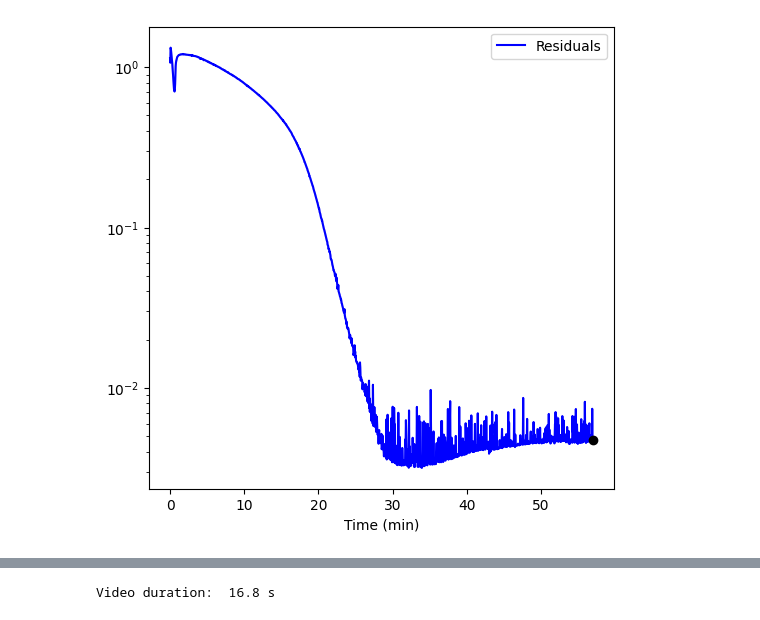
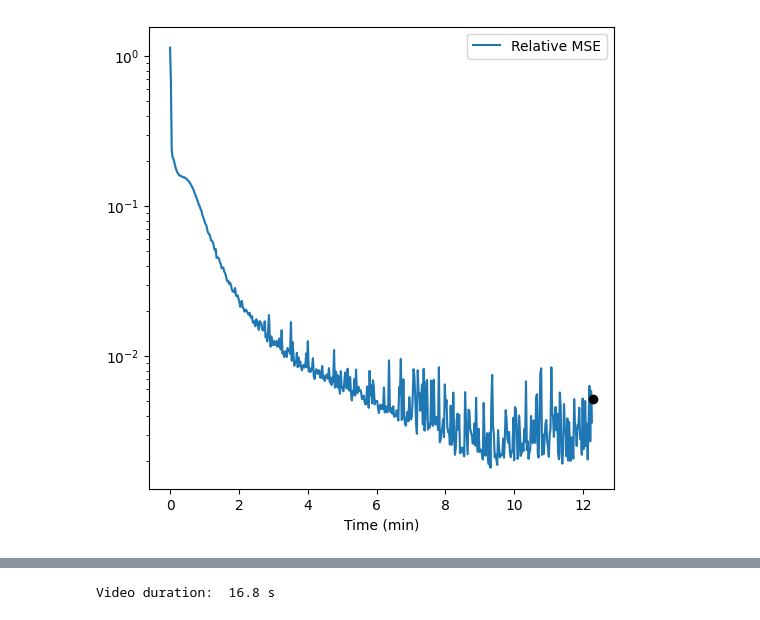
Before and after one commit to bonneted/pinn-cm, a Jupyter notebook: inverse/plot_inverse.ipynb, the cells around one changed output, grey strips where cells are left out. Saved outputs shown, nothing was run; the diff lists cells and outputs as text; code cells hidden in the pictures.

```diff
--- a/inverse/plot_inverse.ipynb
+++ b/inverse/plot_inverse.ipynb
@@ -2,24 +2,31 @@
 import numpy as np
 import json
 import matplotlib.pyplot as plt
+import seaborn as sns
 
-net_type = ["spinn","pfnn"][1]
+color_palette = [sns.color_palette()[0], sns.color_palette()[3], sns.color_palette()[2], sns.color_palette()[1], sns.color_palette()[4]]
+sns.set_palette(color_palette)
+
+
+net_type = ["spinn","pfnn"][0]
 lmbd_start = 2.0
 mu_start = 0.3
-iteration = 300000
-time = [10, False][1]
+iteration = 100000
+time = [100, False][1]
 nDIC = 100
-noise = 0.1
-noise_type = ["diff","exponential","threshold",None][3]
+noise = 0.0
+noise_type = ["diff","exponential","threshold",None][-1]
+run_number = 0
 
 if noise_type == None:
-    run = f"{net_type}_lmbd-{lmbd_start}_mu-{mu_start}_nDIC-{nDIC}_{time if time else iteration}{'min' if time else 'iter'}"
+    run = f"{net_type}_lmbd-{lmbd_start}_mu-{mu_start}_nDIC-{nDIC}_{time if time else iteration}{'min' if time else 'iter'}{f"-{run_number}" if run_number else ''}"
 else:
-    run = f"{net_type}_lmbd-{lmbd_start}_mu-{mu_start}_nDIC-{nDIC}_noise-{noise_type}-{noise}_{time if time else iteration}{'min' if time else 'iter'}"
+    run = f"{net_type}_lmbd-{lmbd_start}_mu-{mu_start}_nDIC-{nDIC}_noise-{noise_type}-{noise}_{time if time else iteration}{'min' if time else 'iter'}{f"-{run_number}" if run_number else ''}"
 
 run_folder = f"./results/{run}/"
 # run2_folder = f"./results/{run_2}/"
 
+print(f"loading {run}")
 
 with open(run_folder + "config.json") as f:
     run_config = json.load(f)
@@ -60,14 +67,14 @@ PDE_loss = np.mean(loss_history[:, 1:3], axis=1)
 Mat_loss = np.mean(loss_history[:, 3:5], axis=1)
 DIC_loss = np.mean(loss_history[:, 5:7], axis=1)
 steps_loaded = loss_history[:, 0]
-lambda_history = np.array(variables_history[1])[:len(steps_loaded),0]
-mu_history = np.array(variables_history[1])[:len(steps_loaded),1]
+lambda_history = np.array(variables_history[1])[:len(steps_loaded),0]#*run_config["variable_training_factor"]
+mu_history = np.array(variables_history[1])[:len(steps_loaded),1]#*run_config["variable_training_factor"]
 
 metrics = [residuals, PDE_loss, Mat_loss, DIC_loss]
-metrics_names = ["Residuals", "PDE Loss", "Material Loss", "DIC Loss"]
+metrics_names = ["Relative MSE", "PDE Loss", "Material Loss", "DIC Loss"]
 
-fig, ax = plt.subplots(1, 1, figsize=(10, 5))
+# fig, ax = plt.subplots(1, 1, figsize=(10, 5))
 
-ax.plot(loss_history[:, 0], loss_history[:, -1], loss_history_min[:, 0], loss_history_min[:, -1], loss_history_mean[:, 0], loss_history_mean[:, -1])
-ax.set_yscale('log')
+# ax.plot(loss_history[:, 0], loss_history[:, -1], loss_history_min[:, 0], loss_history_min[:, -1], loss_history_mean[:, 0], loss_history_mean[:, -1])
+# ax.set_yscale('log')
 # %% [output]
@@ -94,37 +101,37 @@ def init_metrics(ax, metrics_idx=[0]):
     lines = []
     scatters = []
     for idx in metrics_idx:
-        ax.plot(steps, metrics[idx], alpha=0.2, color=['b', 'r', 'g', 'y'][idx])
-        lines.append(ax.plot([], [], zorder=3, color=['b', 'r', 'g', 'y'][idx], label=metrics_names[idx])[0])
+        ax.plot(steps, metrics[idx], alpha=0.2, color=color_palette[idx])
+        lines.append(ax.plot([], [], zorder=3, color=color_palette[idx], label=metrics_names[idx])[0])
         scatters.append(ax.scatter([], [], c='k', zorder=4))
 
 
-    # line_pinn, = ax.plot([], [], color='b', zorder=3)
-    # ax.plot(steps, residuals, color='b', alpha=0.2)
+    # line_pinn, = ax.plot([], [], color=color_palette[0], zorder=3)
+    # ax.plot(steps, residuals, color=color_palette[0], alpha=0.2)
     # scatter_pinn = ax.scatter([], [], c='k', zorder=4)
     ax.legend()
     # ax.set_ylabel("Mean residual")
     if step_type == "time":
         ax.set_xlabel(f"Time ({time_unit})")
     else:
         ax.set_xlabel("Iterations")
     return lines, scatters
 
 def update_metrics(iterations, lines, scatters, metrics_idx=[0]):
 
     for line, scatter, metric_idx in zip(lines, scatters, metrics_idx):
         line.set_data(steps[:iterations], metrics[metric_idx][:iterations])
         scatter.set_offsets([steps[iterations], metrics[metric_idx][iterations]])
 
     return lines, scatters
 
 fig, ax = plt.subplots(1, 1, figsize=(6, 6), dpi=100)
 lines, scatters = init_metrics(ax,  metrics_idx=metrics_idx)
 update_metrics(-1, lines, scatters, metrics_idx=metrics_idx)
 plt.show()
 
 # anim = animation.FuncAnimation(fig, update_losshistory, fargs=(line_pinn, line_spinn, scatter_pinn, scatter_spinn), frames=int(len(losshistory_pinn)/10), interval=100, repeat=False)
 # HTML(anim.to_jshtml())
 # %% [output]
-[figure, old version]
+[figure, new version]
 # %%
```
Also changed, not shown: parts of 3 cells of this notebook.
